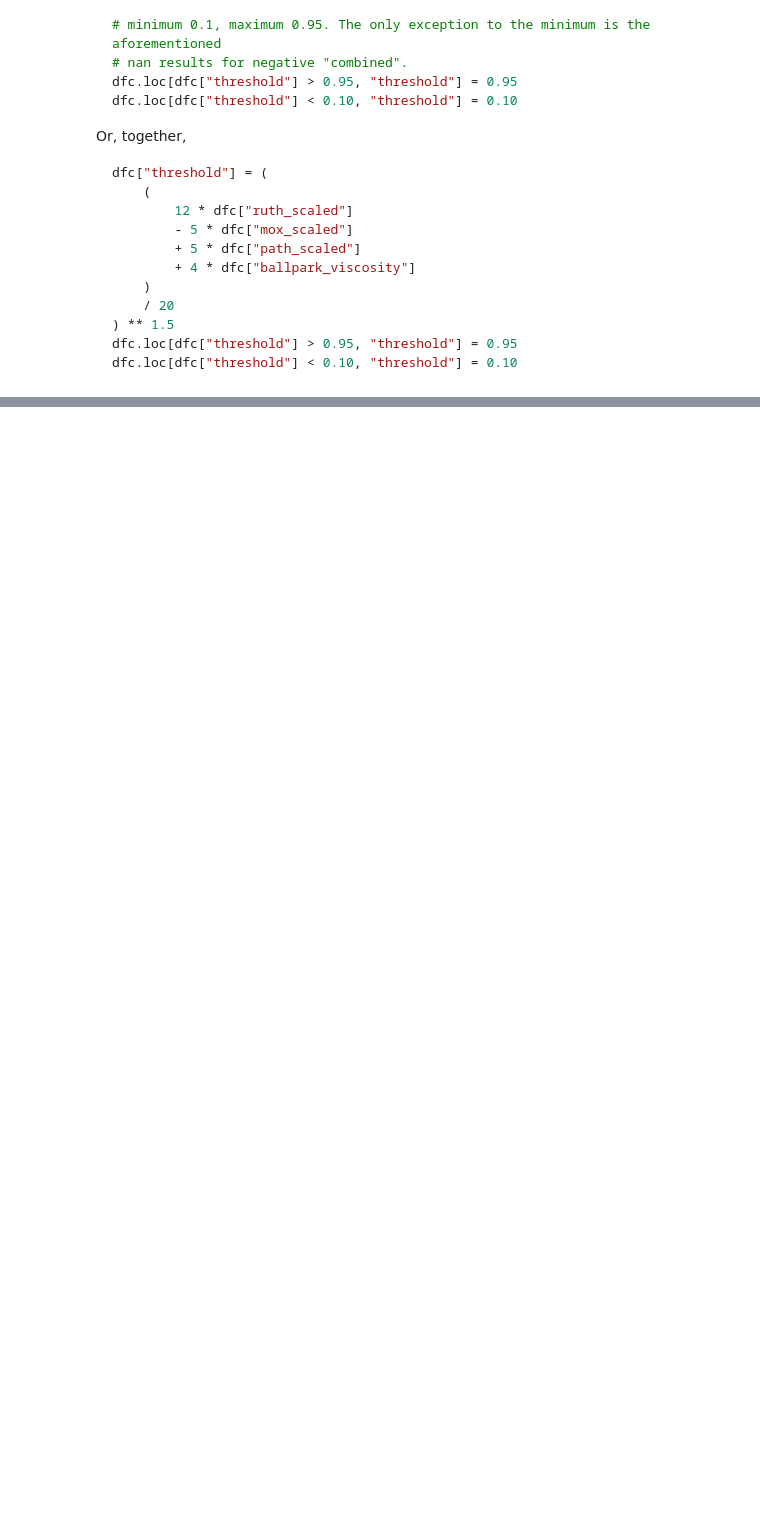
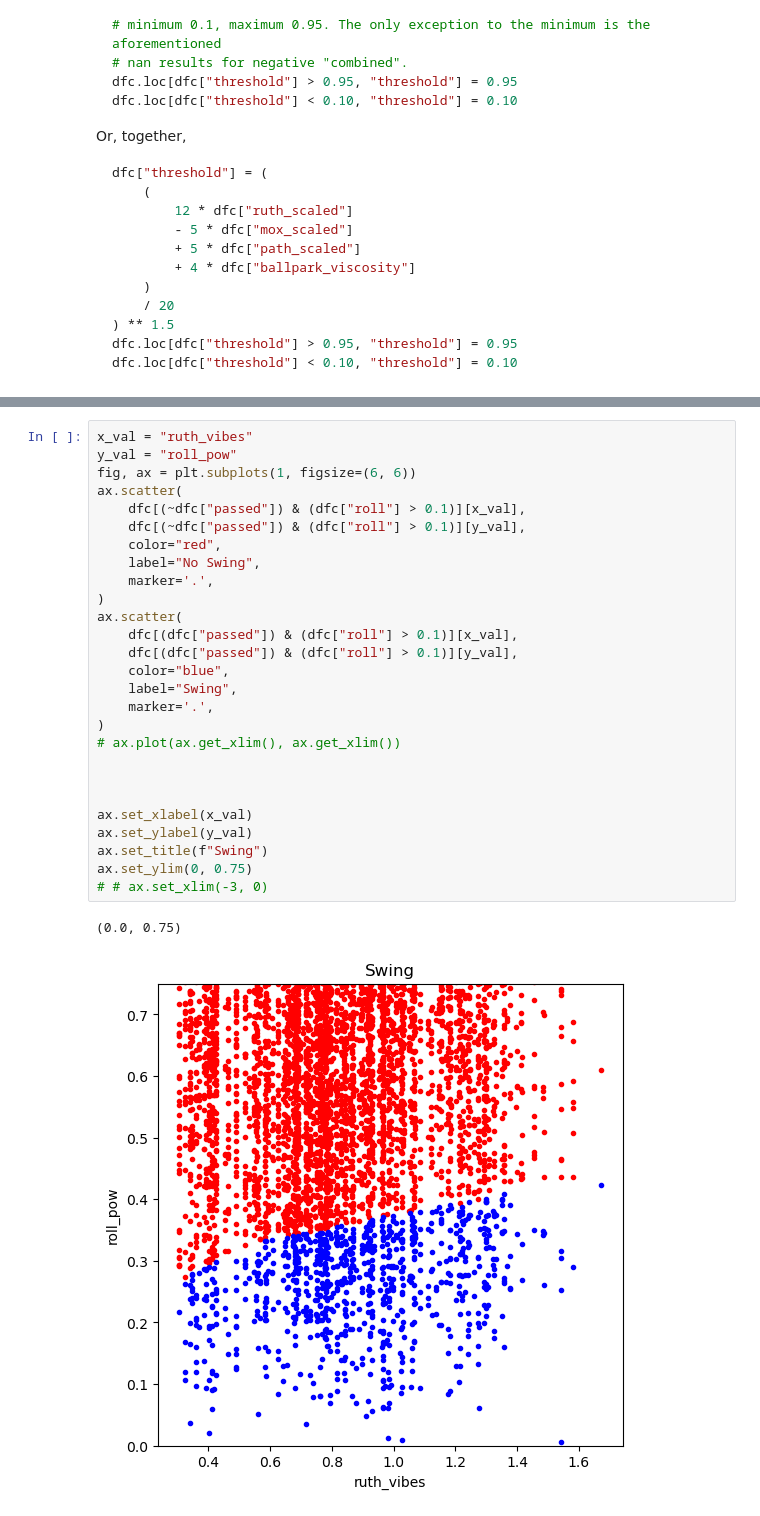
Before and after one commit to xSke/resim, a Jupyter notebook: notebooks/swing_on_ball.ipynb, the cells around one changed output, grey strips where cells are left out. Drawn from its saved outputs; the diff is of its cells as text; blank space fills up the shorter version.

```diff
--- a/notebooks/swing_on_ball.ipynb
+++ b/notebooks/swing_on_ball.ipynb
@@ -130 +460,31 @@ dfc["combined_log"] = np.log(dfc["combined"])
+# %%
+x_val = "ruth_vibes"
+y_val = "roll_pow"
+fig, ax = plt.subplots(1, figsize=(6, 6))
+ax.scatter(
+    dfc[(~dfc["passed"]) & (dfc["roll"] > 0.1)][x_val],
+    dfc[(~dfc["passed"]) & (dfc["roll"] > 0.1)][y_val],
+    color="red",
+    label="No Swing",
+    marker='.',
+)
+ax.scatter(
+    dfc[(dfc["passed"]) & (dfc["roll"] > 0.1)][x_val],
+    dfc[(dfc["passed"]) & (dfc["roll"] > 0.1)][y_val],
+    color="blue",
+    label="Swing",
+    marker='.',
+)
+# ax.plot(ax.get_xlim(), ax.get_xlim())
+
+
+
+ax.set_xlabel(x_val)
+ax.set_ylabel(y_val)
+ax.set_title(f"Swing")
+ax.set_ylim(0, 0.75)
+# # ax.set_xlim(-3, 0)
+# %% [output]
+(0.0, 0.75)
+[figure, added]
 # %%
```
Also changed, not shown: parts of 27 cells of this notebook.
